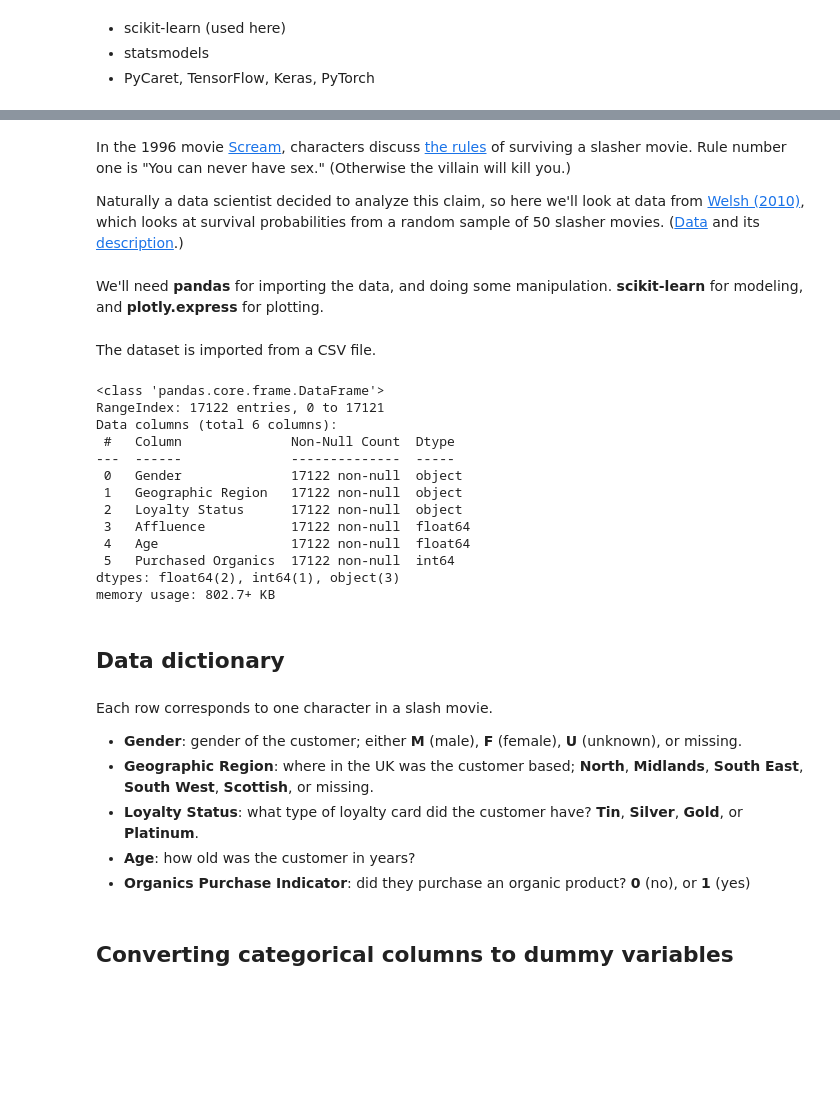
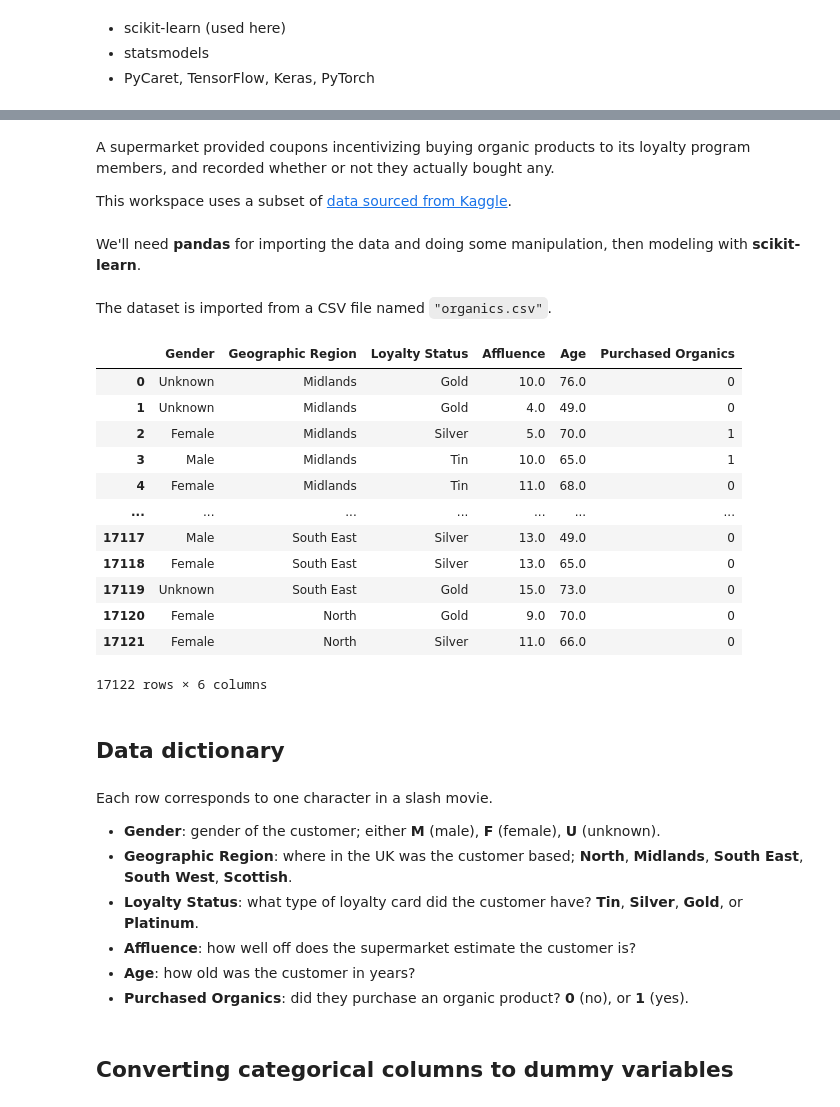
Before and after one commit to datacamp/-workspace-tutorial-python-logistic-regression-, a Jupyter notebook: notebook-solution.ipynb, the cells around one changed output, grey strips where cells are left out. Drawn from its saved outputs; the diff is of its cells as text; code cells hidden in the pictures; blank space fills up the shorter version.

```diff
--- a/notebook-solution.ipynb
+++ b/notebook-solution.ipynb
@@ -16,43 +16,44 @@
-# %% [markdown]
-In the 1996 movie [Scream](https://www.imdb.com/title/tt0117571/), characters discuss [the rules](https://scream.fandom.com/wiki/The_Rules) of surviving a slasher movie. Rule number one is "You can never have sex." (Otherwise the villain will kill you.)
-
-Naturally a data scientist decided to analyze this claim, so here we'll look at data from [Welsh (2010)](https://link.springer.com/article/10.1007/s11199-010-9762-x), which looks at survival probabilities from a random sample of 50 slasher movies. ([Data](https://users.stat.ufl.edu/~winner/data/slash_survsex.dat) and its [description](https://users.stat.ufl.edu/~winner/data/slash_survsex.txt).)
+# %% [markdown]
+A supermarket provided coupons incentivizing buying organic products to its loyalty program members, and recorded whether or not they actually bought any.
+
+This workspace uses a subset of [data sourced from Kaggle](https://www.kaggle.com/datasets/papercool/organics-purchase-indicator).
 # %% [markdown]
-We'll need **pandas** for importing the data, and doing some manipulation. **scikit-learn** for modeling, and **plotly.express** for plotting.
+We'll need **pandas** for importing the data and doing some manipulation, then modeling with **scikit-learn**.
 # %%
 import pandas as pd
 from sklearn.model_selection import train_test_split
 from sklearn.linear_model import LogisticRegression
 from sklearn.metrics import confusion_matrix, classification_report
 # %% [markdown]
-The dataset is imported from a CSV file.
+The dataset is imported from a CSV file named `"organics.csv"`.
 # %%
 organics = pd.read_csv("organics.csv")
-organics.info()
+organics
 # %% [output]
+|  | Gender | Geographic Region | Loyalty Status | Affluence | Age | Purchased Organics |
+| 0 | Unknown | Midlands | Gold | 10.0 | 76.0 | 0 |
+| 1 | Unknown | Midlands | Gold | 4.0 | 49.0 | 0 |
+| 2 | Female | Midlands | Silver | 5.0 | 70.0 | 1 |
+| 3 | Male | Midlands | Tin | 10.0 | 65.0 | 1 |
+| 4 | Female | Midlands | Tin | 11.0 | 68.0 | 0 |
+| ... | ... | ... | ... | ... | ... | ... |
+| 17117 | Male | South East | Silver | 13.0 | 49.0 | 0 |
+| 17118 | Female | South East | Silver | 13.0 | 65.0 | 0 |
+| 17119 | Unknown | South East | Gold | 15.0 | 73.0 | 0 |
+| 17120 | Female | North | Gold | 9.0 | 70.0 | 0 |
+| 17121 | Female | North | Silver | 11.0 | 66.0 | 0 |
-<class 'pandas.core.frame.DataFrame'>
-RangeIndex: 17122 entries, 0 to 17121
-Data columns (total 6 columns):
- #   Column              Non-Null Count  Dtype
----  ------              --------------  -----
- 0   Gender              17122 non-null  object
- 1   Geographic Region   17122 non-null  object
- 2   Loyalty Status      17122 non-null  object
- 3   Affluence           17122 non-null  float64
- 4   Age                 17122 non-null  float64
- 5   Purchased Organics  17122 non-null  int64
-dtypes: float64(2), int64(1), object(3)
-memory usage: 802.7+ KB
+17122 rows × 6 columns
 # %% [markdown]
 ## Data dictionary
 # %% [markdown]
 Each row corresponds to one character in a slash movie.
 
-- **Gender**: gender of the customer; either **M** (male), **F** (female), **U** (unknown), or missing.
-- **Geographic Region**: where in the UK was the customer based; **North**, **Midlands**, **South East**, **South West**, **Scottish**, or missing.
+- **Gender**: gender of the customer; either **M** (male), **F** (female), **U** (unknown).
+- **Geographic Region**: where in the UK was the customer based; **North**, **Midlands**, **South East**, **South West**, **Scottish**.
 - **Loyalty Status**: what type of loyalty card did the customer have? **Tin**, **Silver**, **Gold**, or **Platinum**.
+- **Affluence**: how well off does the supermarket estimate the customer is?
 - **Age**: how old was the customer in years?
-- **Organics Purchase Indicator**: did they purchase an organic product? **0** (no), or **1** (yes)
+- **Purchased Organics**: did they purchase an organic product? **0** (no), or **1** (yes).
 # %% [markdown]
 ## Converting categorical columns to dummy variables
 # %% [markdown]
```
Also changed, not shown: parts of 7 cells of this notebook, 1 other file.
